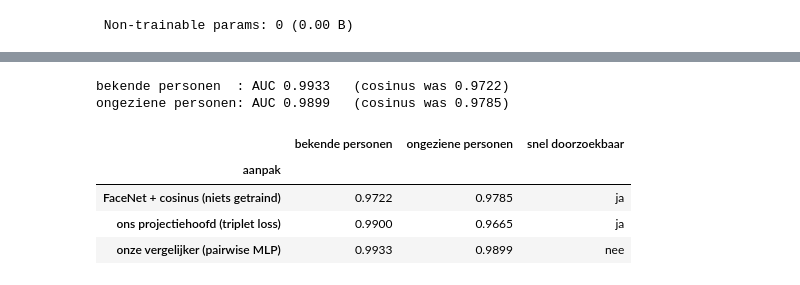
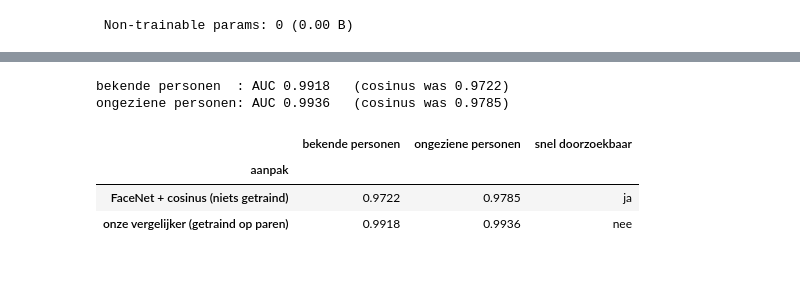
Before and after one commit to kristofsl/pxl-demo, a Jupyter notebook: 04-gezichtsherkenning/gezichtsherkenning.ipynb, the cells around one changed output, grey strips where cells are left out. Cells and saved outputs as stored; diff of their text form; code cells hidden in the pictures.

```diff
--- a/04-gezichtsherkenning/gezichtsherkenning.ipynb
+++ b/04-gezichtsherkenning/gezichtsherkenning.ipynb
@@ -981,0 +809,27 @@ verbouwd. Wat als we het omdraaien?
+# %%
+fig, (a, b) = plt.subplots(1, 2, figsize=(12, 4))
+
+a.plot(kandidaten, balans, lw=2, color="#4C72B0")
+a.axvline(DREMPEL, color="#C44E52", ls="--", lw=1.5)
+a.text(DREMPEL + 0.02, min(balans) + 0.02, f"{DREMPEL:.2f}", color="#C44E52", fontsize=9)
+a.set_xlabel("drempel op de cosinusafstand")
+a.set_ylabel("gemiddelde van beide trefkansen")
+a.set_title("Eén drempel kiezen, op de trainfoto's", fontsize=11)
+
+for masker, naam_groep, kleur in [(test_bekend, "bekende personen", "#4C72B0"),
+                                  (is_ongezien, "ongeziene personen", "#DD8452")]:
+    E, L = embeddings[masker], labels[masker]
+    bo = np.triu_indices(len(E), k=1)
+    zp = (L[bo[0]] == L[bo[1]]).astype(int)
+    sc = np.sum(E[bo[0]] * E[bo[1]], axis=1)
+    fpr, tpr, _ = roc_curve(zp, sc)
+    b.plot(fpr, tpr, lw=2, color=kleur,
+           label=f"{naam_groep} (AUC {roc_auc_score(zp, sc):.3f})")
+
+b.plot([0, 1], [0, 1], "--", lw=1, color="grey")
+b.set_xlabel("vals alarm"); b.set_ylabel("terecht herkend")
+b.set_title("Verificatie zonder enige training", fontsize=11)
+b.legend(fontsize=9, loc="lower right")
+
+plt.tight_layout()
+plt.show()
@@ -1142,31 +1005,27 @@ plt.show()
 def score_vergelijker(a, b):
     return vergelijker.predict([a, b], verbose=0, batch_size=4096).ravel()
 
-auc_paar_bekend, _   = verificatie_auc(score_vergelijker, ~is_train & ~is_ongezien)
-auc_paar_ongezien, _ = verificatie_auc(score_vergelijker, is_ongezien)
+auc_paar_bekend   = verificatie_auc(score_vergelijker, test_bekend)
+auc_paar_ongezien = verificatie_auc(score_vergelijker, is_ongezien)
 
 print(f"bekende personen  : AUC {auc_paar_bekend:.4f}   (cosinus was {auc_cos_bekend:.4f})")
 print(f"ongeziene personen: AUC {auc_paar_ongezien:.4f}   (cosinus was {auc_cos_ongezien:.4f})")
 # %% [output]
-bekende personen  : AUC 0.9933   (cosinus was 0.9722)
-ongeziene personen: AUC 0.9899   (cosinus was 0.9785)
+bekende personen  : AUC 0.9918   (cosinus was 0.9722)
+ongeziene personen: AUC 0.9936   (cosinus was 0.9785)
 # %%
 overzicht = pd.DataFrame([
     {"aanpak": "FaceNet + cosinus (niets getraind)",
      "bekende personen": auc_cos_bekend,  "ongeziene personen": auc_cos_ongezien,
      "snel doorzoekbaar": "ja"},
-    {"aanpak": "ons projectiehoofd (triplet loss)",
-     "bekende personen": auc_trip_bekend, "ongeziene personen": auc_trip_ongezien,
-     "snel doorzoekbaar": "ja"},
-    {"aanpak": "onze vergelijker (pairwise MLP)",
+    {"aanpak": "onze vergelijker (getraind op paren)",
      "bekende personen": auc_paar_bekend, "ongeziene personen": auc_paar_ongezien,
      "snel doorzoekbaar": "nee"},
 ]).set_index("aanpak").round(4)
 
 display(overzicht)
 # %% [output]
 |  | bekende personen | ongeziene personen | snel doorzoekbaar |
 | aanpak |  |  |  |
 | FaceNet + cosinus (niets getraind) | 0.9722 | 0.9785 | ja |
-| ons projectiehoofd (triplet loss) | 0.9900 | 0.9665 | ja |
-| onze vergelijker (pairwise MLP) | 0.9933 | 0.9899 | nee |
+| onze vergelijker (getraind op paren) | 0.9918 | 0.9936 | nee |
```
Also changed, not shown: parts of 52 cells of this notebook, 3 other files.
